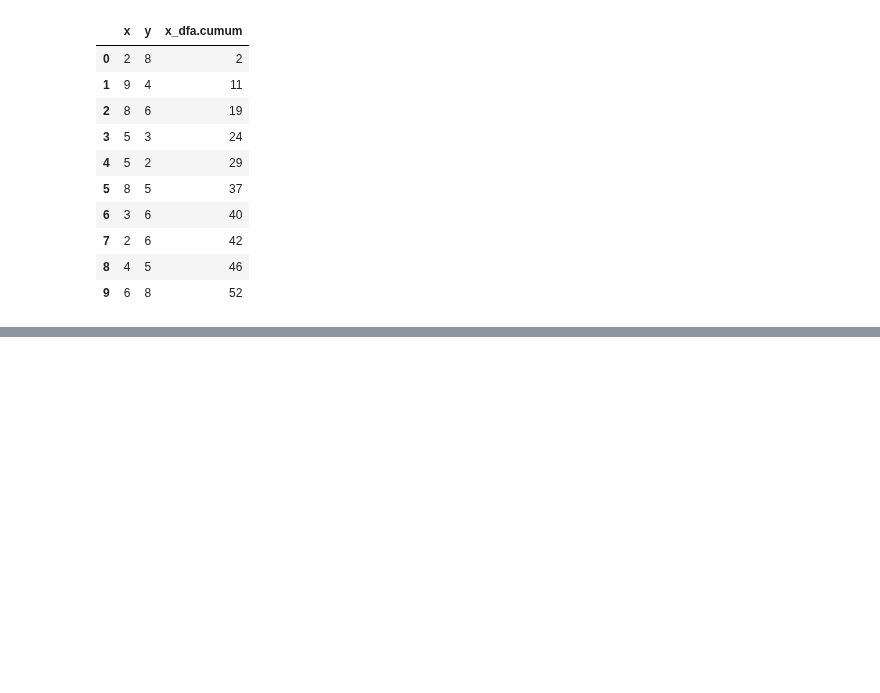
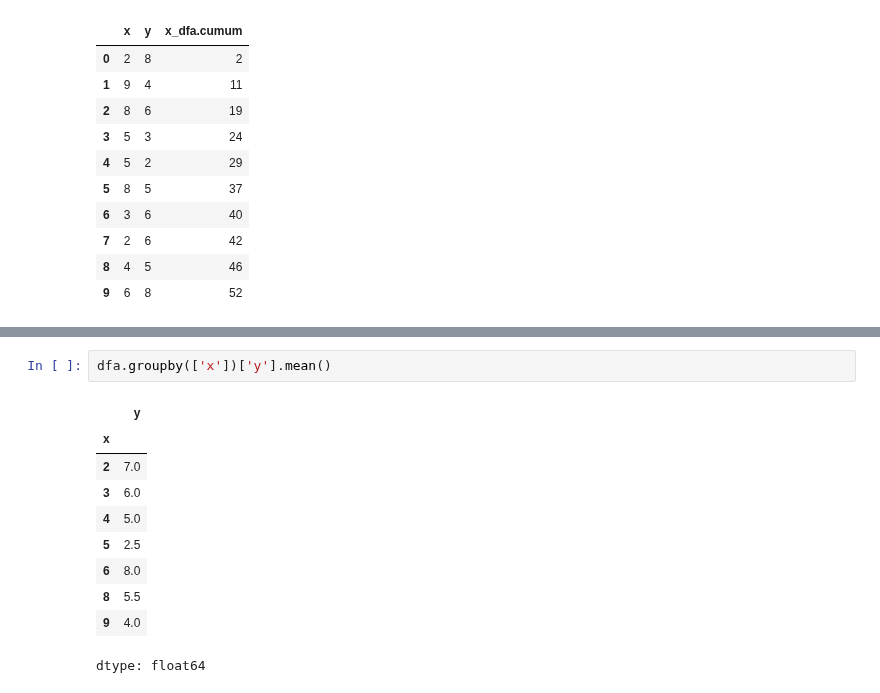
Before and after one commit to ramnagella/Demo, a Jupyter notebook: DA_Day9.ipynb, the cells around one changed output, grey strips where cells are left out. Cells and saved outputs as stored; diff of their text form; blank space fills up the shorter version.

```diff
--- a/DA_Day9.ipynb
+++ b/DA_Day9.ipynb
@@ -324,0 +360,13 @@ dfa
+# %%
+dfa.groupby(['x'])['y'].mean()
+# %% [output]
+|  | y |
+| x |  |
+| 2 | 7.0 |
+| 3 | 6.0 |
+| 4 | 5.0 |
+| 5 | 2.5 |
+| 6 | 8.0 |
+| 8 | 5.5 |
+| 9 | 4.0 |
+dtype: float64
```
Also changed, not shown: parts of 16 cells of this notebook.
